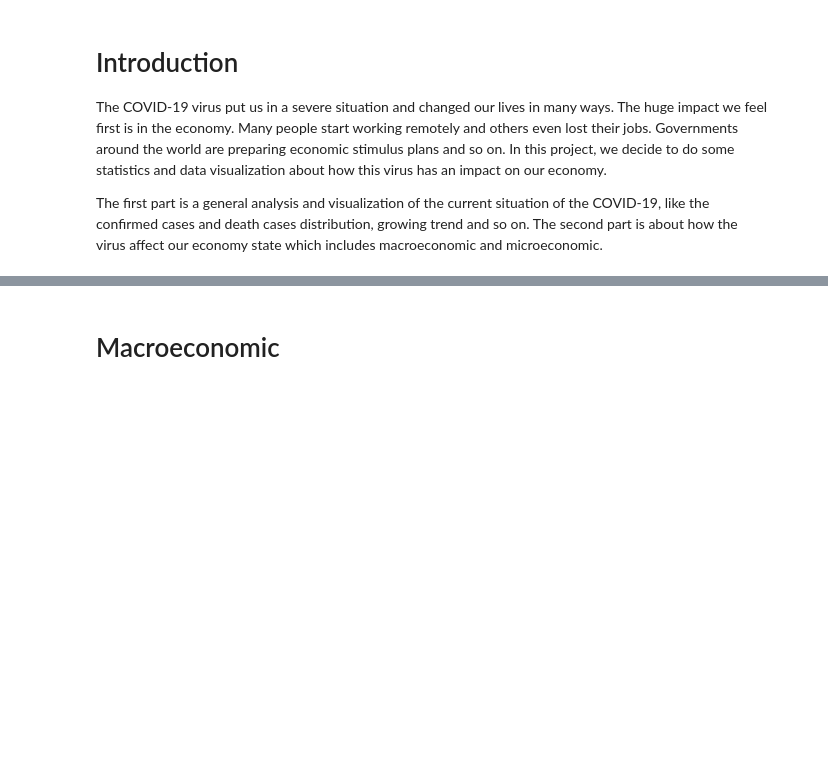
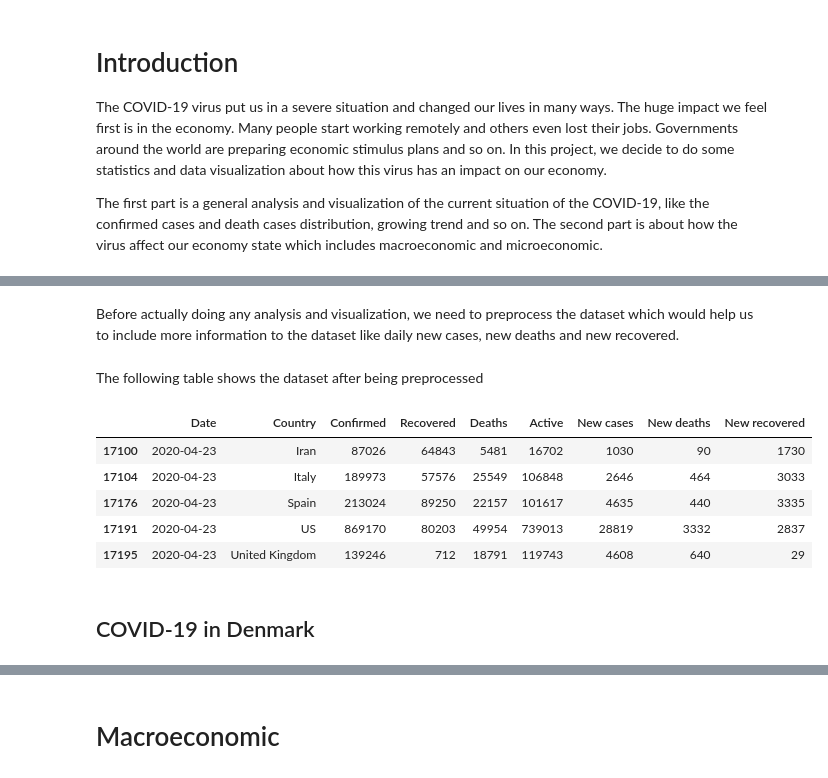
Before and after one commit to Yucheng-Ren/02806-final-project, a Jupyter notebook: _notebooks/2020-04-13-final-project.ipynb, the cells around one changed output, grey strips where cells are left out. Saved outputs shown, nothing was run; the diff lists cells and outputs as text; code cells hidden in the pictures; blank space fills up the shorter version.

```diff
--- a/_notebooks/2020-04-13-final-project.ipynb
+++ b/_notebooks/2020-04-13-final-project.ipynb
@@ -26,0 +65,44 @@ import matplotlib.colors as mcolors
+# %% [markdown]
+Before actually doing any analysis and visualization, we need to preprocess the dataset which would help us to include more information to the dataset like daily new cases, new deaths and new recovered.
+# %%
+# collapse-show
+# data processing to create Active, New cases, New deaths, New recovered
+full_clean_data['Active'] = full_clean_data['Confirmed'] - full_clean_data['Recovered'] - full_clean_data['Deaths']
+
+countries = ['US', 'Italy', 'China', 'Spain', 'France', 'Iran', 'United Kingdom', 'Denmark']
+selected_data = full_clean_data[full_clean_data['Country'].isin(countries)]
+
+for i in selected_data.index:
+    date = selected_data.loc[i, 'Date']
+    country = selected_data.loc[i, 'Country']
+    date = datetime.strptime(date, '%Y-%m-%d')
+    yesterday = datetime.strftime(date - timedelta(1), '%Y-%m-%d')
+    yesterdayData = selected_data.loc[(selected_data.Date == yesterday) & (selected_data.Country == country)]
+    if len(yesterdayData) <= 0:
+        selected_data.loc[i, 'New cases'] = 0
+        selected_data.loc[i, 'New deaths'] = 0
+        selected_data.loc[i, 'New recovered'] = 0
+        continue
+    yesterdayData = yesterdayData.iloc[0]
+    selected_data.loc[i, 'New cases'] = selected_data.loc[i, 'Confirmed'] - yesterdayData.Confirmed
+    selected_data.loc[i, 'New deaths'] = selected_data.loc[i, 'Deaths'] - yesterdayData.Deaths
+    selected_data.loc[i, 'New recovered'] = selected_data.loc[i, 'Recovered'] - yesterdayData.Recovered
+
+selected_data = selected_data.fillna(value=0)
+selected_data['New cases'] = selected_data['New cases'].astype(int)
+selected_data['New deaths'] = selected_data['New deaths'].astype(int)
+selected_data['New recovered'] = selected_data['New recovered'].astype(int)
+# %% [markdown]
+The following table shows the dataset after being preprocessed
+# %%
+# hide_input
+selected_data.tail()
+# %% [output]
+|  | Date | Country | Confirmed | Recovered | Deaths | Active | New cases | New deaths | New recovered |
+| 17100 | 2020-04-23 | Iran | 87026 | 64843 | 5481 | 16702 | 1030 | 90 | 1730 |
+| 17104 | 2020-04-23 | Italy | 189973 | 57576 | 25549 | 106848 | 2646 | 464 | 3033 |
+| 17176 | 2020-04-23 | Spain | 213024 | 89250 | 22157 | 101617 | 4635 | 440 | 3335 |
+| 17191 | 2020-04-23 | US | 869170 | 80203 | 49954 | 739013 | 28819 | 3332 | 2837 |
+| 17195 | 2020-04-23 | United Kingdom | 139246 | 712 | 18791 | 119743 | 4608 | 640 | 29 |
+# %% [markdown]
+## COVID-19 in Denmark
```
Also changed, not shown: parts of 17 cells of this notebook, 1 other file.
